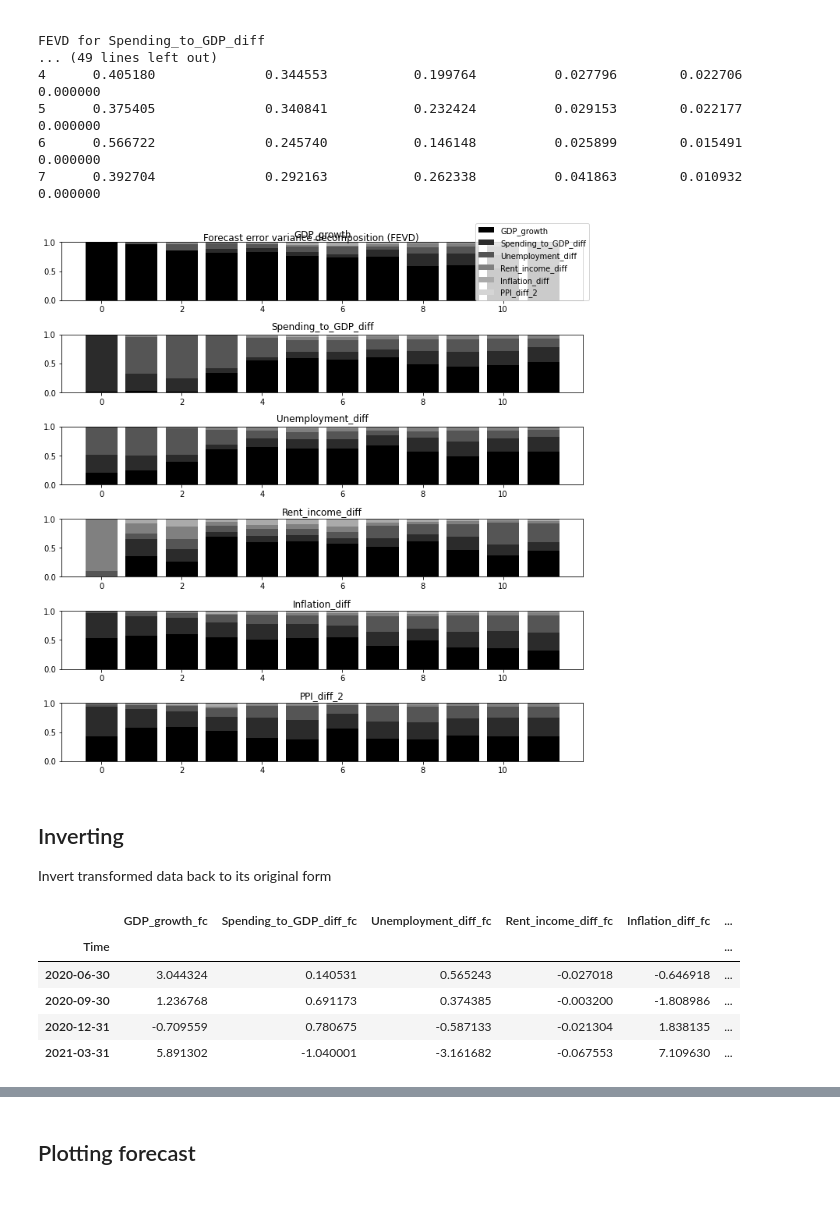
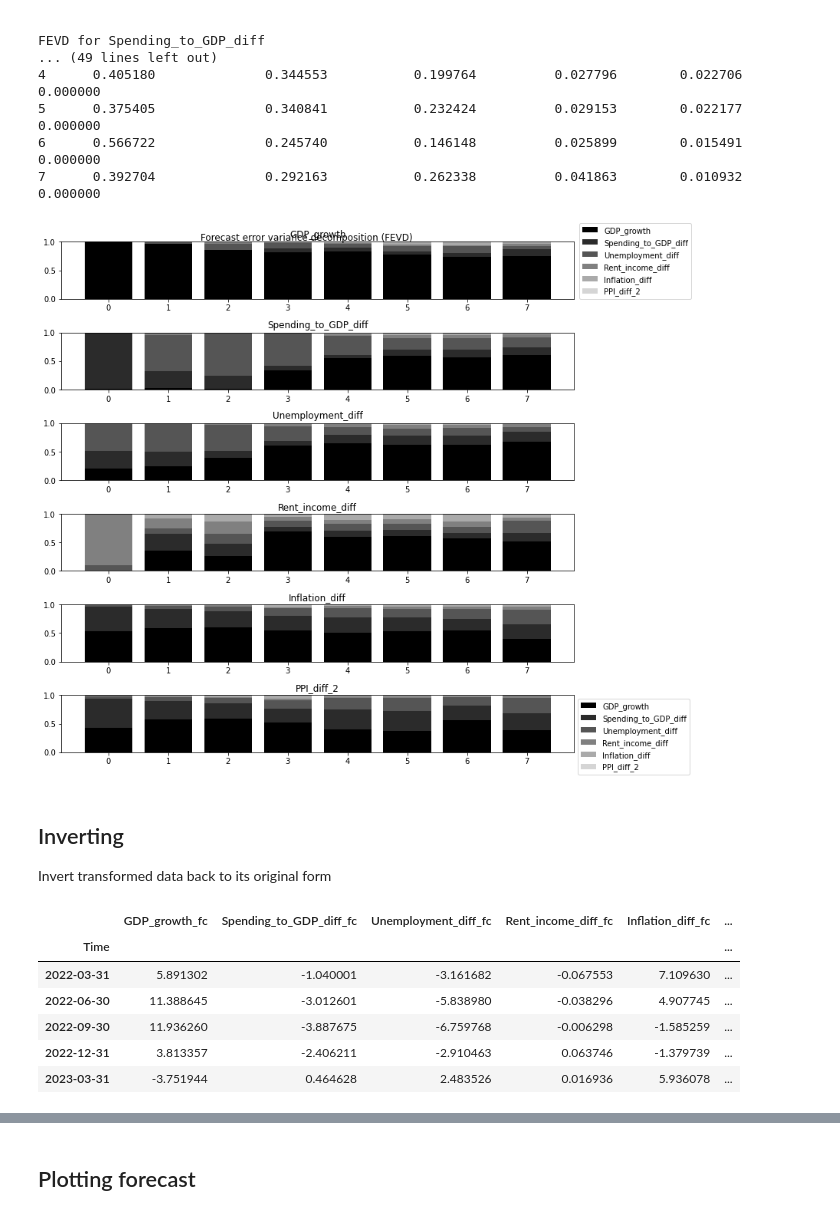
Before and after one commit to hoytlui/GDP-Growth-Forecast-Multivariate-Time-Series-Analysis, a Jupyter notebook: 5_modeling.ipynb, the cells around one changed output, grey strips where cells are left out. Drawn from its saved outputs; the diff is of its cells as text; code cells hidden in the pictures.

Commit message:
removed forecasting section

```diff
--- a/5_modeling.ipynb
+++ b/5_modeling.ipynb
@@ -67,5 +44,8 @@ Determine how much of the forecast error variance of each of the variables can b
 Test for forecast errors in the impulse response function.
 
 The summary below shows that the forecast errors on GDP growth most likely will be coming from itself, followed by unemployment, then inflation or government spending to GDP.
+# %%
+# forecast steps
+forecast_steps = 8
 # %%
 # decompose forecast errors of components with steps ahead
@@ -90,11 +70,12 @@ FEVD for Spending_to_GDP_diff
 6      0.566722              0.245740           0.146148          0.025899        0.015491    0.000000
 7      0.392704              0.292163           0.262338          0.041863        0.010932    0.000000
 # %%
-results.fevd(12).plot()
+results.fevd(forecast_steps).plot()
 plt.tight_layout()
+plt.legend(bbox_to_anchor=(1,1))
 plt.show()
 # %% [output]
-[figure, old version]
+[figure, new version]
 # %% [markdown]
 ## Inverting
 Invert transformed data back to its original form
@@ -104,14 +84,15 @@ df_train, df_test = df[0:-nobs], df[-nobs:]
 # %%
-pred = results.forecast(results.y, steps=nobs)
-df_forecast = pd.DataFrame(pred, index=df.index[-nobs:], columns=df.columns+'_fc')
+pred = results.forecast(results.y, steps=forecast_steps)
+df_forecast = pd.DataFrame(pred, index=df.index[-forecast_steps:], columns=df.columns+'_fc')
 df_forecast.tail()
 # %% [output]
 |  | GDP_growth_fc | Spending_to_GDP_diff_fc | Unemployment_diff_fc | Rent_income_diff_fc | Inflation_diff_fc | ... |
 | Time |  |  |  |  |  | ... |
-| 2020-06-30 | 3.044324 | 0.140531 | 0.565243 | -0.027018 | -0.646918 | ... |
-| 2020-09-30 | 1.236768 | 0.691173 | 0.374385 | -0.003200 | -1.808986 | ... |
-| 2020-12-31 | -0.709559 | 0.780675 | -0.587133 | -0.021304 | 1.838135 | ... |
-| 2021-03-31 | 5.891302 | -1.040001 | -3.161682 | -0.067553 | 7.109630 | ... |
+| 2022-03-31 | 5.891302 | -1.040001 | -3.161682 | -0.067553 | 7.109630 | ... |
+| 2022-06-30 | 11.388645 | -3.012601 | -5.838980 | -0.038296 | 4.907745 | ... |
+| 2022-09-30 | 11.936260 | -3.887675 | -6.759768 | -0.006298 | -1.585259 | ... |
+| 2022-12-31 | 3.813357 | -2.406211 | -2.910463 | 0.063746 | -1.379739 | ... |
+| 2023-03-31 | -3.751944 | 0.464628 | 2.483526 | 0.016936 | 5.936078 | ... |
 # %%
 def invert_transformation(df_train, df_forecast, second_diff=False):
     df_fc = df_forecast.copy()
```
Also changed, not shown: parts of 19 cells of this notebook.
